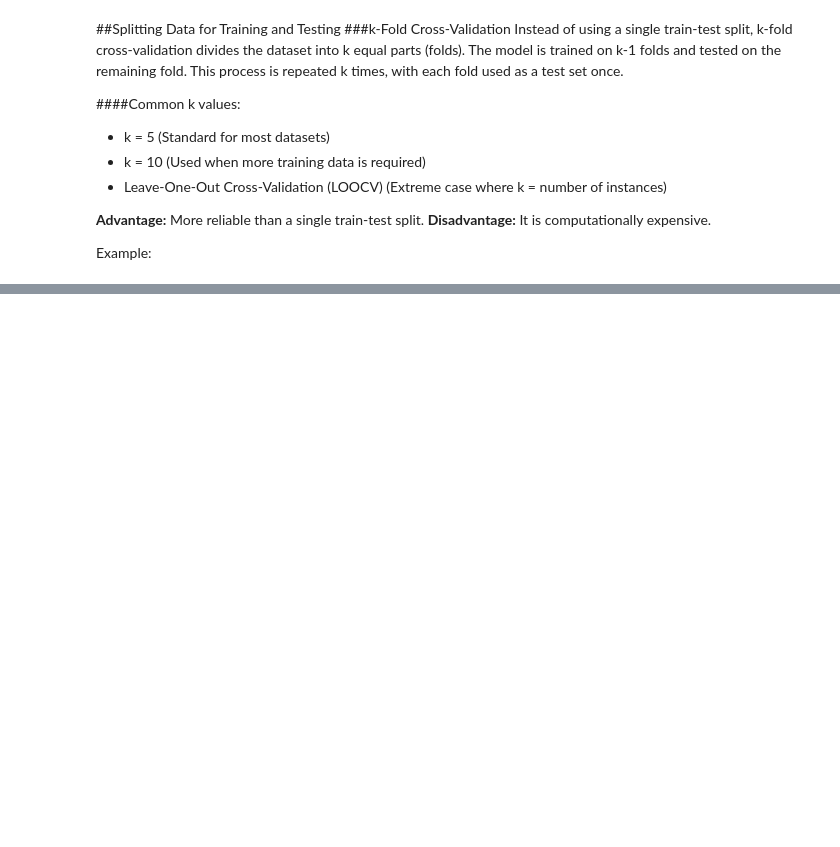
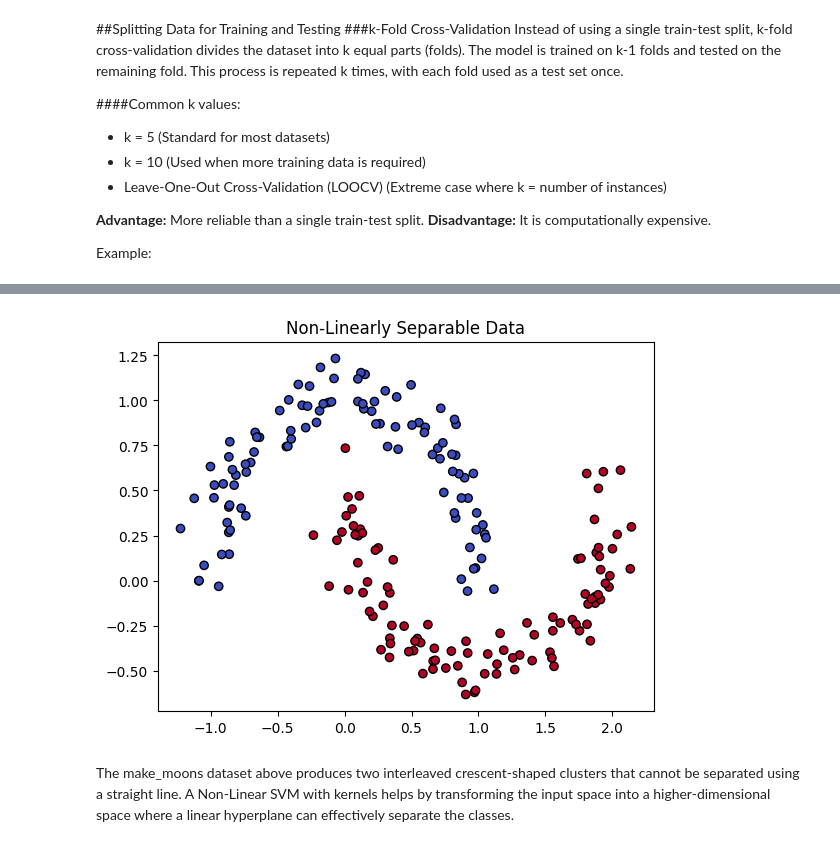
Before and after one commit to SolomonAyuba/machine-learning, a Jupyter notebook: Machine_Learning.ipynb, the cells around one changed output, grey strips where cells are left out. Cells and saved outputs as stored; diff of their text form; code cells hidden in the pictures; blank space fills up the shorter version.

```diff
--- a/Machine_Learning.ipynb
+++ b/Machine_Learning.ipynb
@@ -149,0 +494,17 @@ print(f"Cross-validation Accuracy: {scores.mean():.2f}")
+# %%
+import numpy as np
+import matplotlib.pyplot as plt
+from sklearn.datasets import make_moons
+
+# Generate dataset
+X, y = make_moons(n_samples=200, noise=0.1, random_state=42)
+
+# Plot dataset
+plt.scatter(X[:, 0], X[:, 1], c=y, cmap='coolwarm', edgecolors='k')
+plt.title('Non-Linearly Separable Data')
+plt.show()
+# %% [output]
+[figure, added]
+# %% [markdown]
+The make_moons dataset above produces two interleaved crescent-shaped clusters that cannot be separated using a straight
+line. A Non-Linear SVM with kernels helps by transforming the input space into a higher-dimensional space where a linear hyperplane can effectively separate the classes.
```
Also changed, not shown: parts of 51 cells of this notebook.
